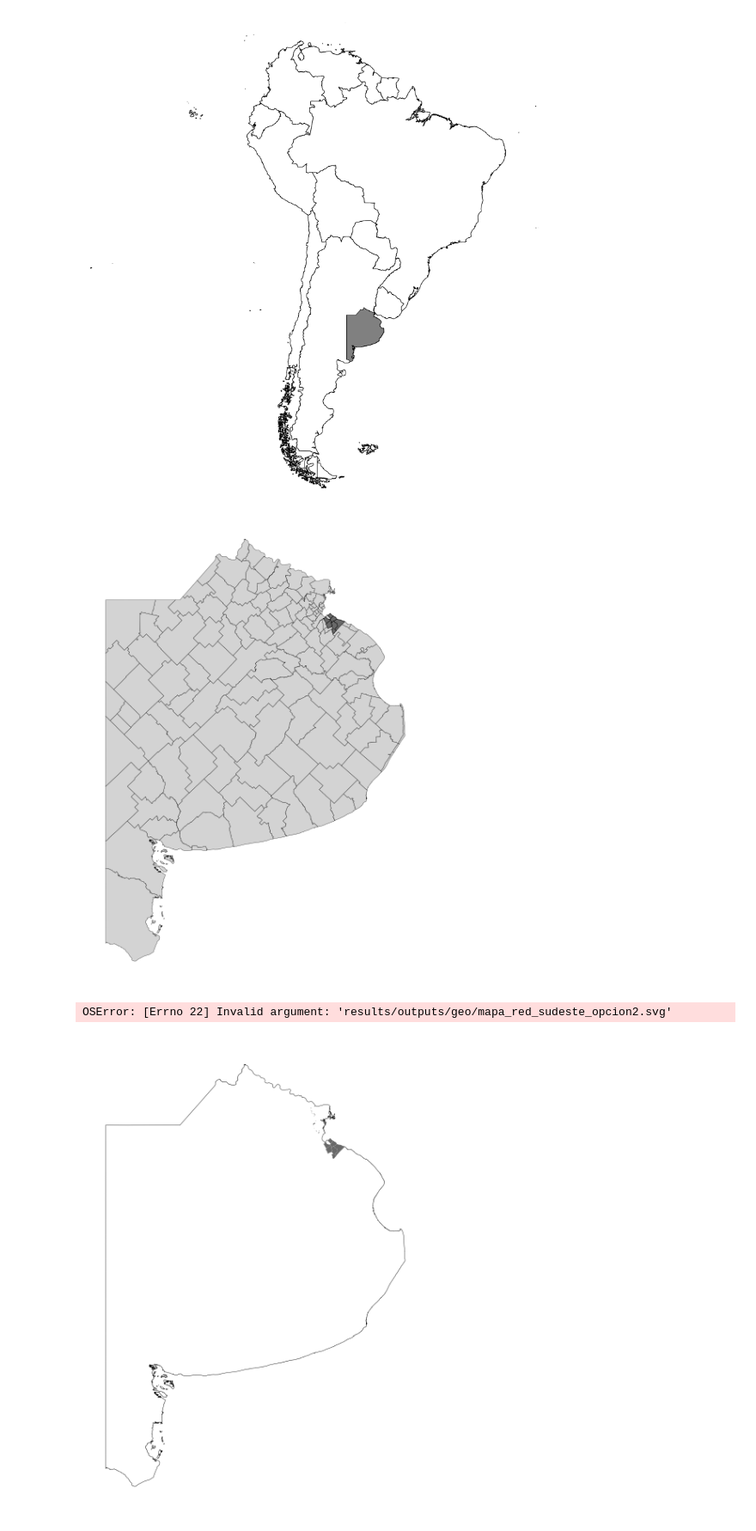
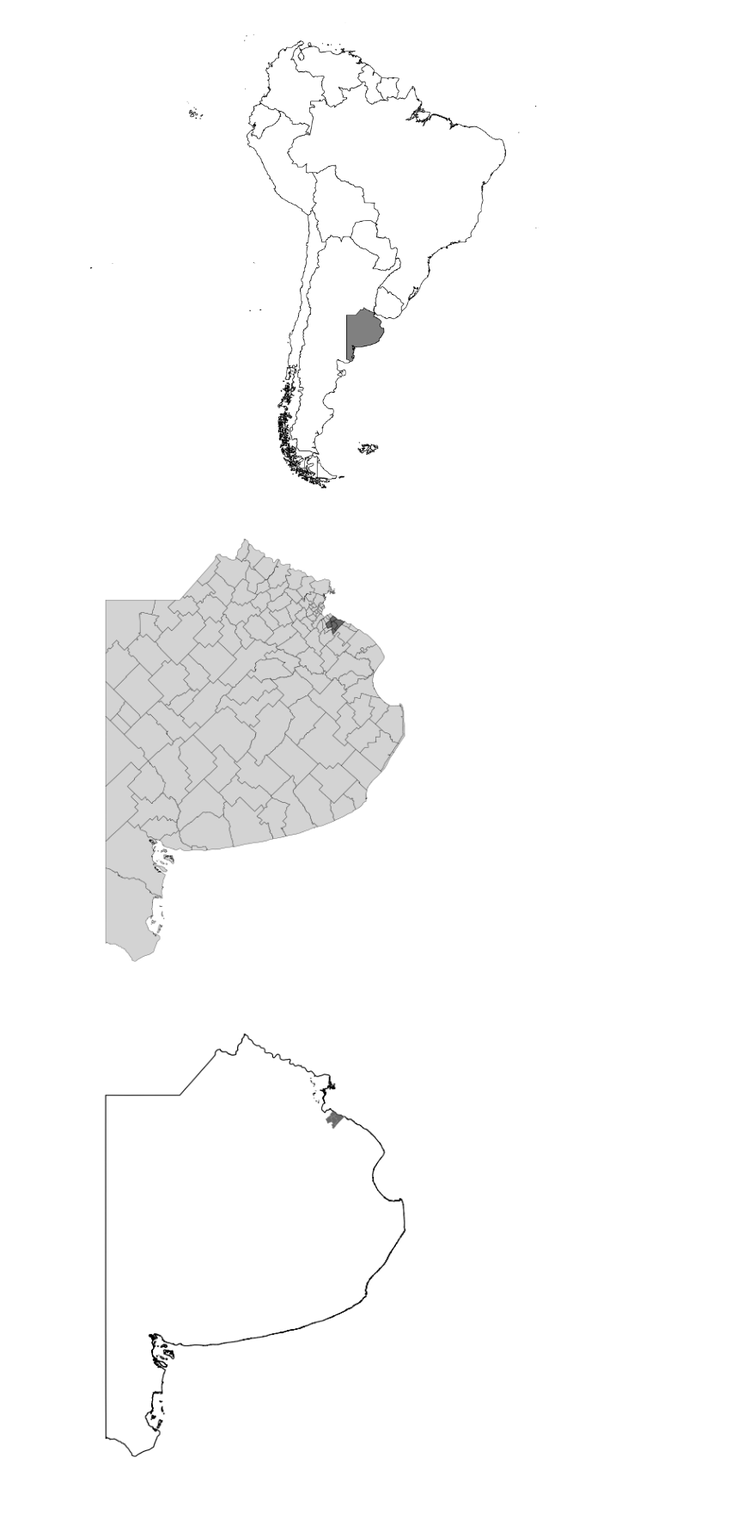
Before and after one commit to micagonzdark/RedesHospitales, a Jupyter notebook: JAIIO_notebooks/02_mapas.ipynb, the cells around one changed output. Shown at 86% size. Drawn from its saved outputs; the diff is of its cells as text; code cells hidden in the pictures.

```diff
--- a/JAIIO_notebooks/02_mapas.ipynb
+++ b/JAIIO_notebooks/02_mapas.ipynb
@@ -183,8 +183,10 @@ pba = deptos[
 # -------------------------
 red_sudeste = [
     "QUILMES", "ALMIRANTE BROWN", "FLORENCIO VARELA",
-    "BERAZATEGUI", "LANUS", "LOMAS DE ZAMORA",
-    "AVELLANEDA", "MORON", "ITUZAINGO"
+    "BERAZATEGUI",
+    # "LANUS",
+    # "LOMAS DE ZAMORA",
+    # "AVELLANEDA", "MORON", "ITUZAINGO"
 ]
 
 sudeste = pba[pba["nam_limpio"].isin(red_sudeste)]
@@ -252,38 +254,37 @@ pba_union.plot(
     ax=ax,
     color="white",
     edgecolor="black",
-    linewidth=0.3
+    linewidth=0.8
 )
 
 # Partidos de la red
 sudeste.plot(
     ax=ax,
     color="dimgray",
     edgecolor="none"
 )
 
 # ax.set_title(
 #     "Ubicación de la Red Sudeste en la PBA",
 #     fontsize=13,
 #     pad=10
 # )
 
 ax.axis("off")
 
 plt.tight_layout()
 
 # --- Exportación Opción 2 ---
 nombre_archivo_2 = f"{ruta_salida}/mapa_red_sudeste_opcion2"
 
 plt.savefig(f"{nombre_archivo_2}.png", dpi=300, bbox_inches="tight", transparent=True)
 plt.savefig(f"{nombre_archivo_2}.svg", format="svg", bbox_inches="tight", transparent=True)
 guardar_pdf('gen_mapa_redsudeste_opt2_global', subcarpeta='general')
 
 plt.show() # Mostrar el gráfico de la opción 2
 # %% [output]
-[figure, old version]
+[figure, new version]
-OSError: [Errno 22] Invalid argument: 'results/outputs/geo/mapa_red_sudeste_opcion2.svg'
-[figure, old version]
+[figure, new version]
 # %%
 # C. Los asentamientos cercanos
 
```
Also changed, not shown: parts of 3 cells of this notebook, 11 other files.
